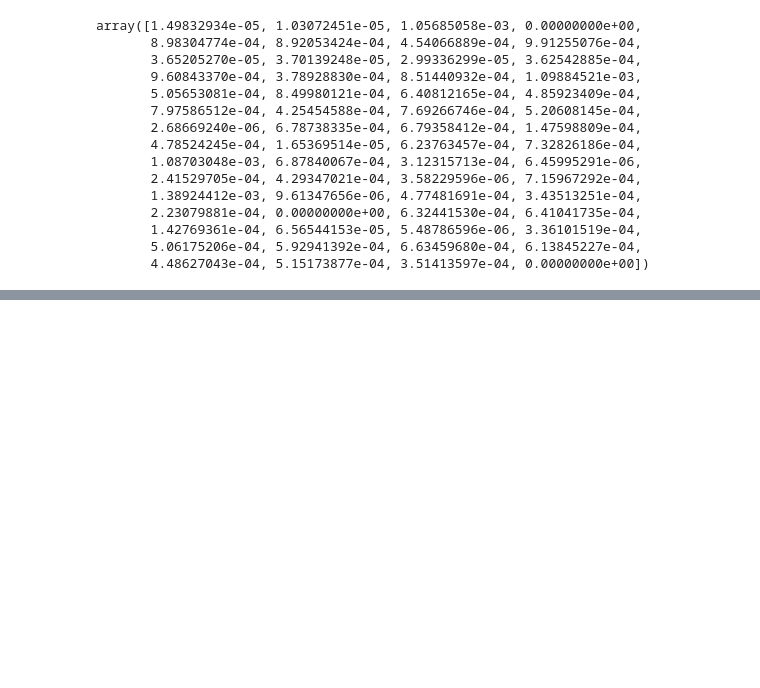
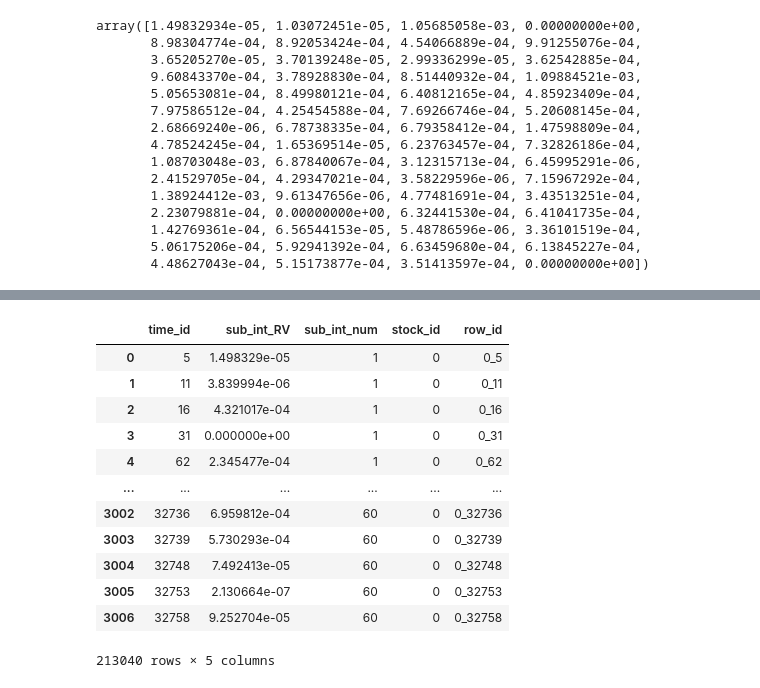
Before and after one commit to martinmf-dev/Realized_Volatility_Prediction_-erdos_deeplearning-, a Jupyter notebook: data_processing/data_processing_functions.ipynb, the cells around one changed output, grey strips where cells are left out. Cells and saved outputs as stored; diff of their text form; code cells hidden in the pictures; blank space fills up the shorter version.

```diff
--- a/data_processing/data_processing_functions.ipynb
+++ b/data_processing/data_processing_functions.ipynb
@@ -173,0 +200,18 @@ array([1.49832934e-05, 1.03072451e-05, 1.05685058e-03, 0.00000000e+00,
+# %%
+book_0_time=data_processing.create_timeseries_stock(df_in=book_0,dict_agg={"log_return":data_processing.rv},dict_rename={"log_return":"sub_int_RV"})
+# %%
+book_0_time
+# %% [output]
+|  | time_id | sub_int_RV | sub_int_num | stock_id | row_id |
+| 0 | 5 | 1.498329e-05 | 1 | 0 | 0_5 |
+| 1 | 11 | 3.839994e-06 | 1 | 0 | 0_11 |
+| 2 | 16 | 4.321017e-04 | 1 | 0 | 0_16 |
+| 3 | 31 | 0.000000e+00 | 1 | 0 | 0_31 |
+| 4 | 62 | 2.345477e-04 | 1 | 0 | 0_62 |
+| ... | ... | ... | ... | ... | ... |
+| 3002 | 32736 | 6.959812e-04 | 60 | 0 | 0_32736 |
+| 3003 | 32739 | 5.730293e-04 | 60 | 0 | 0_32739 |
+| 3004 | 32748 | 7.492413e-05 | 60 | 0 | 0_32748 |
+| 3005 | 32753 | 2.130664e-07 | 60 | 0 | 0_32753 |
+| 3006 | 32758 | 9.252704e-05 | 60 | 0 | 0_32758 |
+213040 rows × 5 columns
```
Also changed, not shown: parts of 10 cells of this notebook, 1 other file.
